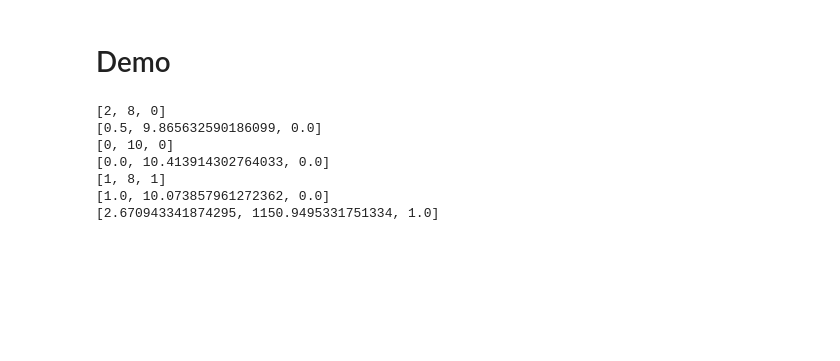
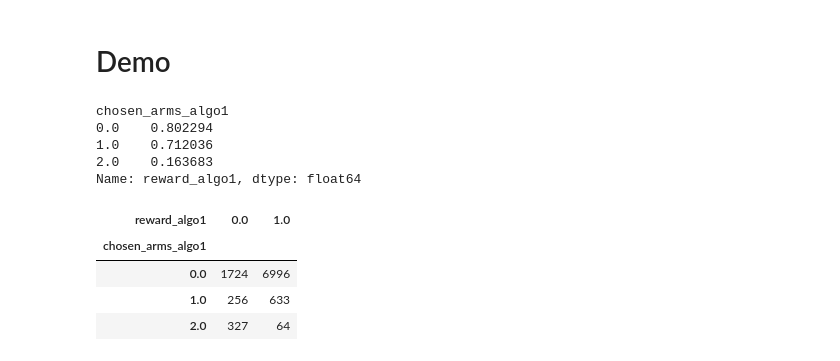
Before and after one commit to Eunbae-kim/Bandit-Algorithm, a Jupyter notebook: bandit-algorithm-for-w-o-epsilon-greedy.ipynb, the cells around one changed output. Saved outputs shown, nothing was run; the diff lists cells and outputs as text; code cells hidden in the pictures; blank space fills up the shorter version.

```diff
--- a/bandit-algorithm-for-w-o-epsilon-greedy.ipynb
+++ b/bandit-algorithm-for-w-o-epsilon-greedy.ipynb
@@ -985,11 +994,11 @@ Best arm is 2
 # %% [markdown]
 # Demo
 # %%
-arm1 = BernoulliArm(0.7)
+arm1 = BernoulliArm(0.8)
 arm1.draw()
 arm1.draw()
 
-arm2 = NormalArm(10.0, 1.0)
+arm2 = BernoulliArm(0.7)
 arm2.draw()
 arm2.draw()
 
@@ -1013,29 +1022,43 @@ for algo in algos:
 
 for t in range(10):
     for algo in algos:
-        chosen_arm = algo.select_arm()
-        reward = arms[chosen_arm].draw()
-        algo.update(chosen_arm, reward)
+        chosen_arm = algo.select_arm() # t시점에서 algo 번째 알고리즘에서 선택된 arm의 index
+         # 예를 들어 입실론 알고리즘이면, 입실론 만큼은 random한 index주고, 아니면 가장 큰 value가지고 있는 index값
+        reward = arms[chosen_arm].draw() # 돌아온 index값에 대해서 그 arm당겼을 때 얻은 보상
+         # 예를 들어 Bernoulli Arm이라면, 확률 p만큼은 1아니면 0 return
+        algo.update(chosen_arm, reward) # 선택된 arm의 index값과 보상으로 각 알고리즘 업데이트
+         # 예를 들어 입실론 알고리즘에서 index = 0, 보상 1이면 그 값가지고 arm댕긴 횟수 counts올려주고,
 
-print(algo1.counts)
-print(algo1.values)
+# print(algo1.counts)
+# print(algo1.values)
 
-print(algo2.counts)
-print(algo2.values)
+# print(algo2.counts)
+# print(algo2.values)
 
-print(algo3.counts)
-print(algo3.values)
+# print(algo3.counts)
+# print(algo3.values)
 
-print(algo4.weights)
-
-num_sims = 1000
-horizon = 10
-results = test_algorithm(algo1, arms, num_sims, horizon)
+# print(algo4.weights)
-# %% [output]
-[2, 8, 0]
-[0.5, 9.865632590186099, 0.0]
-[0, 10, 0]
-[0.0, 10.413914302764033, 0.0]
-[1, 8, 1]
-[1.0, 10.073857961272362, 0.0]
-[2.670943341874295, 1150.9495331751334, 1.0]
+# %%
+num_sims = 1000
+horizon = 10
+results = test_algorithm(algo1, arms, num_sims, horizon)
+col_names = ['sim_nums_algo1', 'times_algo1','chosen_arms_algo1', 'reward_algo1', 'cumulative_rewards_algo1']
+results_temp = pd.DataFrame(results)
+results_algo1 = results_temp.T
+results_algo1.columns = col_names
+results_algo1.groupby(['chosen_arms_algo1'])['reward_algo1'].mean()
+# %% [output]
+chosen_arms_algo1
+0.0    0.802294
+1.0    0.712036
+2.0    0.163683
+Name: reward_algo1, dtype: float64
+# %%
+pd.crosstab(results_algo1.chosen_arms_algo1,results_algo1.reward_algo1)
+# %% [output]
+| reward_algo1 | 0.0 | 1.0 |
+| chosen_arms_algo1 |  |  |
+| 0.0 | 1724 | 6996 |
+| 1.0 | 256 | 633 |
+| 2.0 | 327 | 64 |
```
Also changed, not shown: parts of 9 cells of this notebook.
